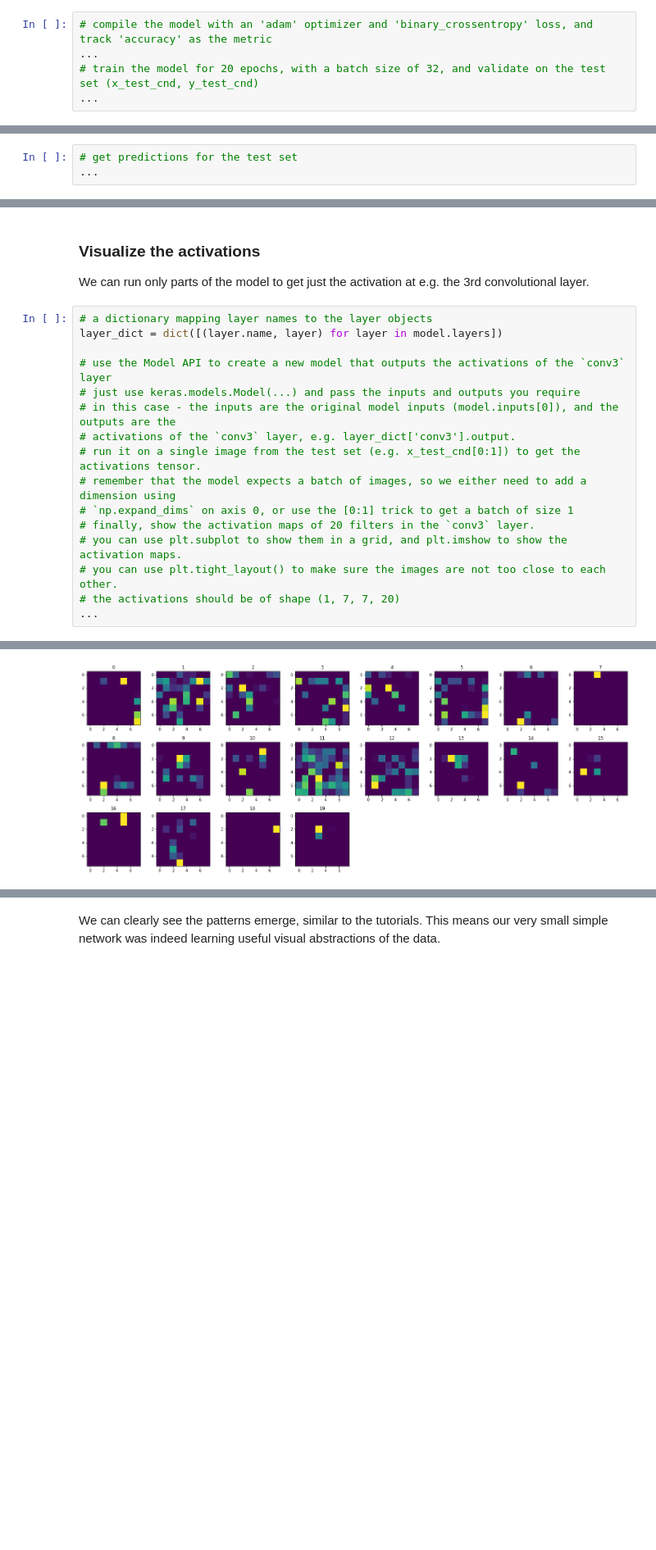
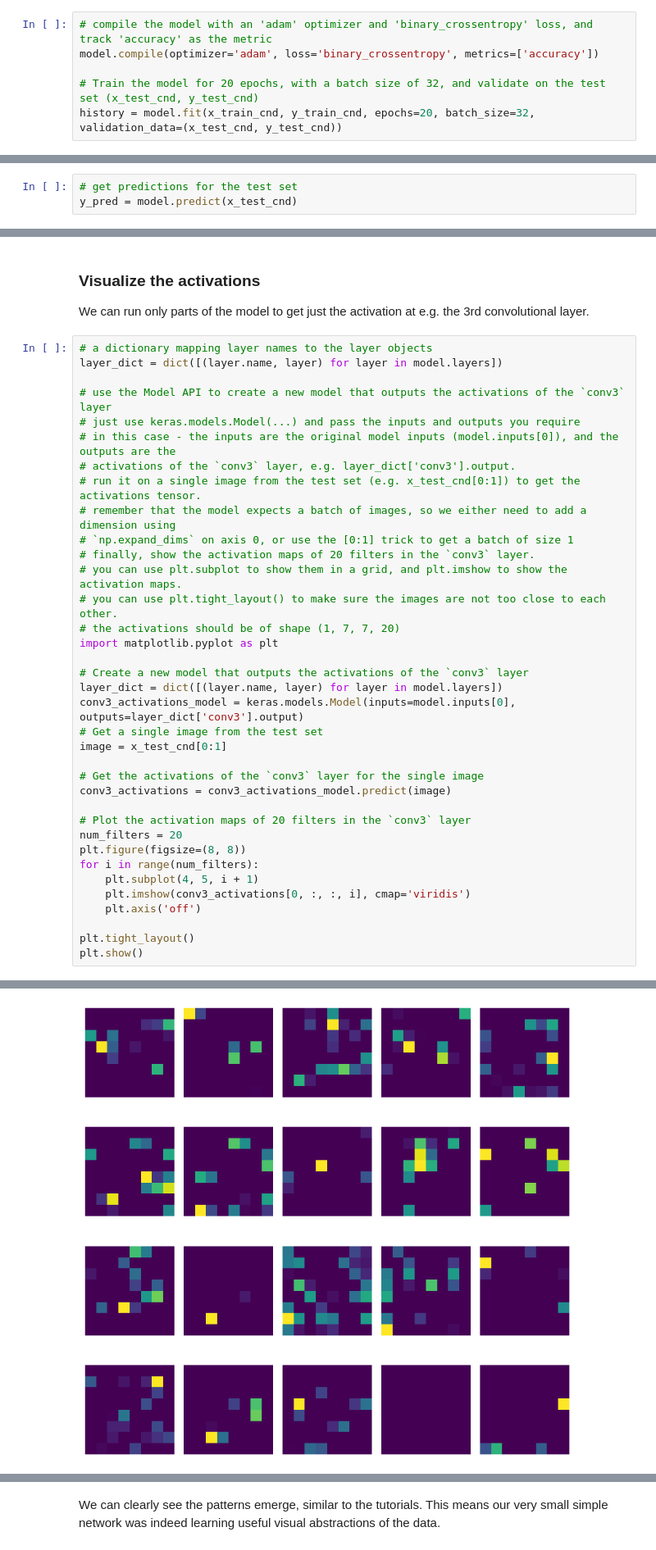
Before and after one commit to joseph280996/Computer-Vision-Assignments, a Jupyter notebook: hw7/HW7 - Hello Convolutional Networks.ipynb, the cells around one changed output, grey strips where cells are left out. Shown at 82% size. Drawn from its saved outputs; the diff is of its cells as text; blank space fills up the shorter version.

```diff
--- a/hw7/HW7 - Hello Convolutional Networks.ipynb
+++ b/hw7/HW7 - Hello Convolutional Networks.ipynb
@@ -657,6 +660,7 @@ AttributeError: 'InputLayer' object has no attribute 'output_shape'
 #### Training the model
 # %%
 # compile the model with an 'adam' optimizer and 'binary_crossentropy' loss, and track 'accuracy' as the metric
-...
-# train the model for 20 epochs, with a batch size of 32, and validate on the test set (x_test_cnd, y_test_cnd)
-...
+model.compile(optimizer='adam', loss='binary_crossentropy', metrics=['accuracy'])
+
+# Train the model for 20 epochs, with a batch size of 32, and validate on the test set (x_test_cnd, y_test_cnd)
+history = model.fit(x_train_cnd, y_train_cnd, epochs=20, batch_size=32, validation_data=(x_test_cnd, y_test_cnd))
@@ -674,5 +696,5 @@ plt.show()
 There are clear signs of overfitting, but the validation loss is still decreasing. You can train the model further to see if you can squeeze out some extra performance.
 # %%
 # get predictions for the test set
-...
+y_pred = model.predict(x_test_cnd)
 # %% [output]
@@ -723,5 +767,25 @@ layer_dict = dict([(layer.name, layer) for layer in model.layers])
 # you can use plt.subplot to show them in a grid, and plt.imshow to show the activation maps.
 # you can use plt.tight_layout() to make sure the images are not too close to each other.
 # the activations should be of shape (1, 7, 7, 20)
-...
+import matplotlib.pyplot as plt
+
+# Create a new model that outputs the activations of the `conv3` layer
+layer_dict = dict([(layer.name, layer) for layer in model.layers])
+conv3_activations_model = keras.models.Model(inputs=model.inputs[0], outputs=layer_dict['conv3'].output)
+# Get a single image from the test set
+image = x_test_cnd[0:1]
+
+# Get the activations of the `conv3` layer for the single image
+conv3_activations = conv3_activations_model.predict(image)
+
+# Plot the activation maps of 20 filters in the `conv3` layer
+num_filters = 20
+plt.figure(figsize=(8, 8))
+for i in range(num_filters):
+    plt.subplot(4, 5, i + 1)
+    plt.imshow(conv3_activations[0, :, :, i], cmap='viridis')
+    plt.axis('off')
+
+plt.tight_layout()
+plt.show()
 # %% [output]
@@ -728,4 +793,4 @@ layer_dict = dict([(layer.name, layer) for layer in model.layers])
-[figure, old version]
+[figure, new version]
 # %% [markdown]
 ### Visualize the "class activation map"
 
```
Also changed, not shown: parts of 28 cells of this notebook.
